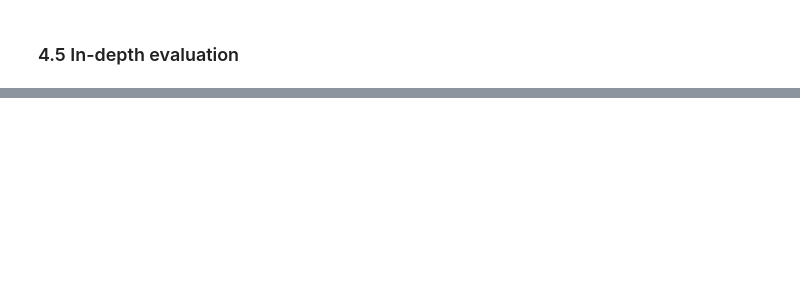
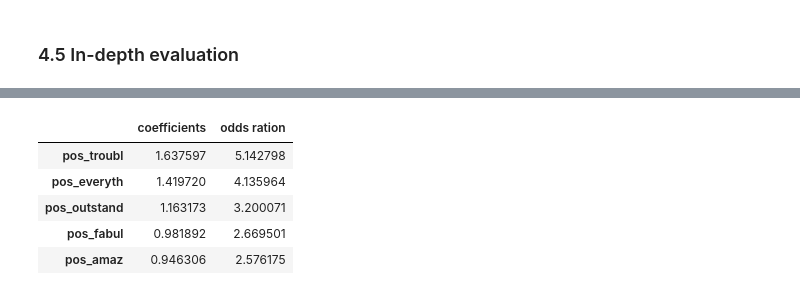
Before and after one commit to bennymiddel/personal_projects, a Jupyter notebook: 01_NLP_hotel_review/BM_NLP_hotel_review.ipynb, the cells around one changed output, grey strips where cells are left out. Cells and saved outputs as stored; diff of their text form; code cells hidden in the pictures; blank space fills up the shorter version.

```diff
--- a/01_NLP_hotel_review/BM_NLP_hotel_review.ipynb
+++ b/01_NLP_hotel_review/BM_NLP_hotel_review.ipynb
@@ -1486,4 +1537,4 @@ params3 = dict(
 # %%
 grid_search_model3 = GridSearchCV(pipe_tree3, param_grid = params3, cv=5, n_jobs=2, scoring='accuracy')
 # %%
-grid_search_model3.fit(X_train_df, y_train)
+#grid_search_model3.fit(X_train_df, y_train)
@@ -1549,0 +1614,23 @@ The logistic regression model with C-factor optimisation had the best performanc
+# %%
+word_counts = pd.DataFrame(
+    {
+        "coefficients": logistic_Regression_model.coef_[0]},
+        index=X_train_df.columns
+)
+
+
+# filtering of the positive or negative tokens
+positive_word_counts = word_counts[word_counts.index.str.startswith('pos_')]
+negative_word_counts = word_counts[word_counts.index.str.startswith('neg_')]
+
+
+
+positive_word_counts = positive_word_counts.sort_values("coefficients", ascending=False)
+negative_word_counts = negative_word_counts.sort_values("coefficients", ascending= True)
+
+
+positive_word_counts.head(20).plot(kind="bar", figsize=(15, 5),color='#FDE737', legend=False)
+plt.title("The 20 highest model coefficients indicating positive sentiment")
+plt.ylabel("Coefficients")
+plt.xticks(rotation=45)
+plt.show()
@@ -1549,0 +1639,11 @@ The logistic regression model with C-factor optimisation had the best performanc
+# %%
+positive_word_counts['odds ration'] = np.exp(positive_word_counts['coefficients'])
+
+positive_word_counts.head(5)
+# %% [output]
+|  | coefficients | odds ration |
+| pos_troubl | 1.637597 | 5.142798 |
+| pos_everyth | 1.419720 | 4.135964 |
+| pos_outstand | 1.163173 | 3.200071 |
+| pos_fabul | 0.981892 | 2.669501 |
+| pos_amaz | 0.946306 | 2.576175 |
```
Also changed, not shown: parts of 37 cells of this notebook, 1 other file.
